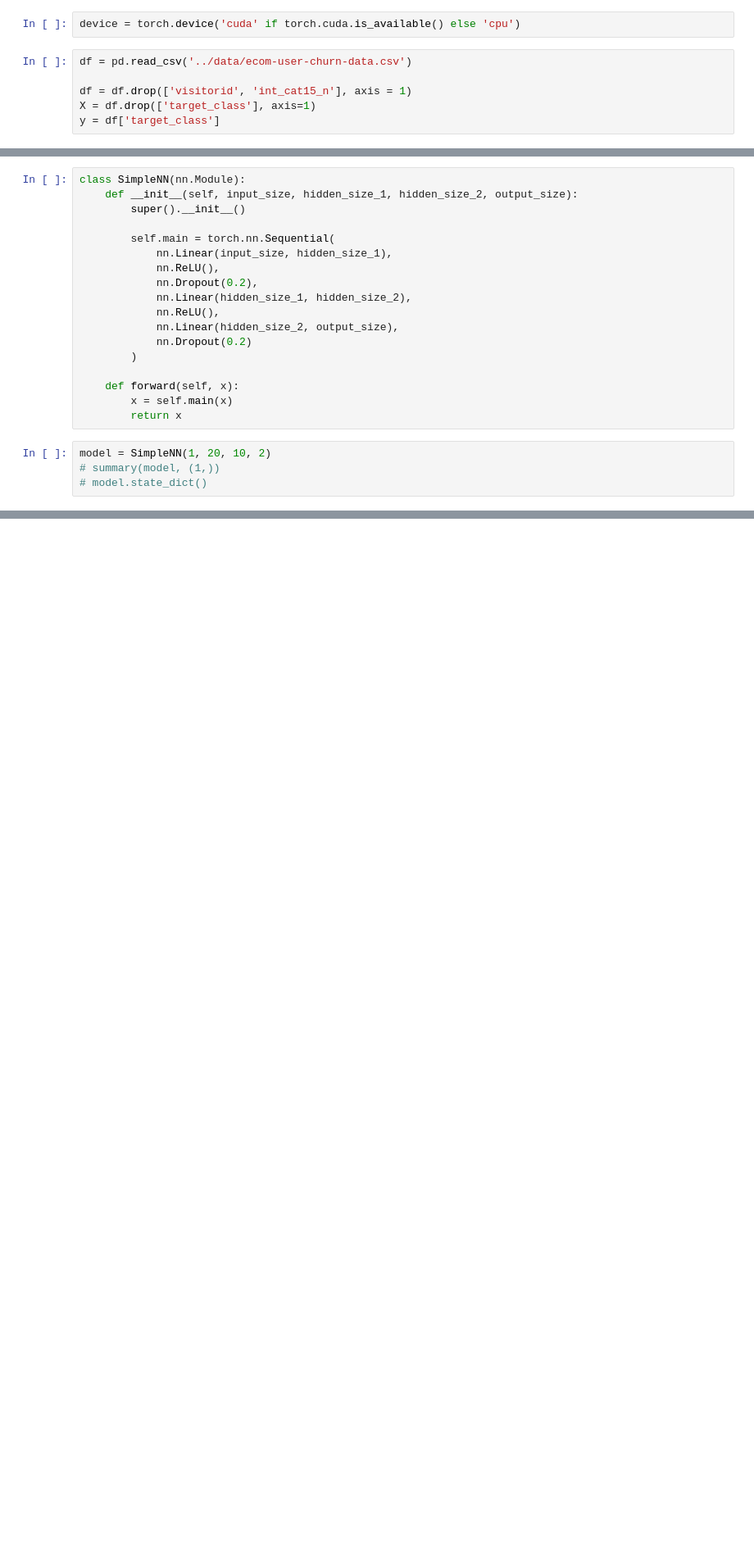
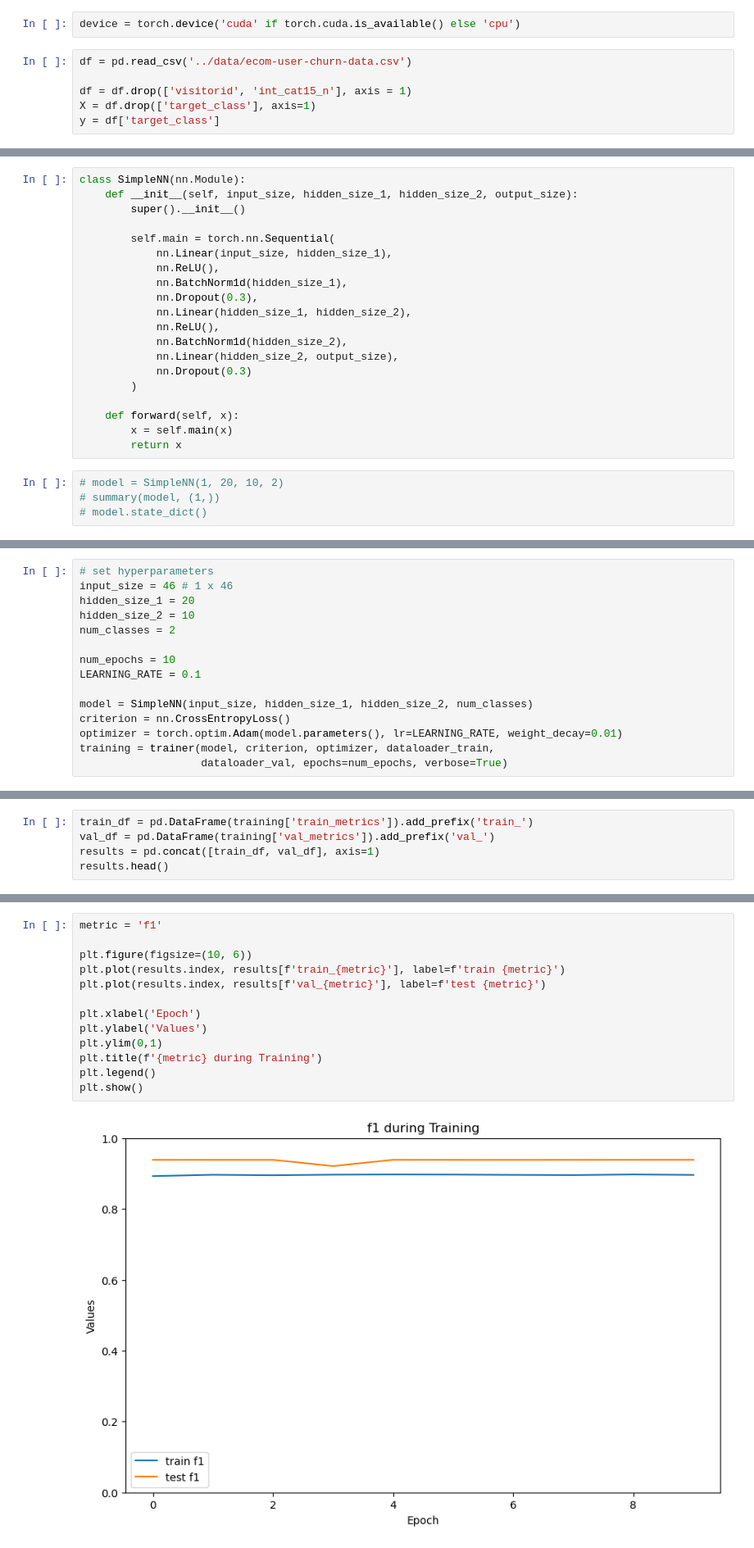
Before and after one commit to mishelly-h/user-churn, a Jupyter notebook: analysis/analysis_network.ipynb, the cells around one changed output, grey strips where cells are left out. Shown at 82% size. Saved outputs shown, nothing was run; the diff lists cells and outputs as text; blank space fills up the shorter version.

```diff
--- a/analysis/analysis_network.ipynb
+++ b/analysis/analysis_network.ipynb
@@ -52,17 +57,19 @@ class SimpleNN(nn.Module):
         self.main = torch.nn.Sequential(
             nn.Linear(input_size, hidden_size_1),
             nn.ReLU(),
-            nn.Dropout(0.2),
+            nn.BatchNorm1d(hidden_size_1),
+            nn.Dropout(0.3),
             nn.Linear(hidden_size_1, hidden_size_2),
             nn.ReLU(),
+            nn.BatchNorm1d(hidden_size_2),
             nn.Linear(hidden_size_2, output_size),
-            nn.Dropout(0.2)
+            nn.Dropout(0.3)
         )
 
     def forward(self, x):
         x = self.main(x)
         return x
 # %%
-model = SimpleNN(1, 20, 10, 2)
+# model = SimpleNN(1, 20, 10, 2)
 # summary(model, (1,))
 # model.state_dict()
@@ -192,0 +216,15 @@ epoch: 10, train loss: 0.364, val loss: 0.328, train acc: 0.853, val acc: 3.413
+# %%
+# set hyperparameters
+input_size = 46 # 1 x 46
+hidden_size_1 = 20
+hidden_size_2 = 10
+num_classes = 2
+
+num_epochs = 10
+LEARNING_RATE = 0.1
+
+model = SimpleNN(input_size, hidden_size_1, hidden_size_2, num_classes)
+criterion = nn.CrossEntropyLoss()
+optimizer = torch.optim.Adam(model.parameters(), lr=LEARNING_RATE, weight_decay=0.01)
+training = trainer(model, criterion, optimizer, dataloader_train,
+                   dataloader_val, epochs=num_epochs, verbose=True)
@@ -192,0 +242,5 @@ epoch: 10, train loss: 0.364, val loss: 0.328, train acc: 0.853, val acc: 3.413
+# %%
+train_df = pd.DataFrame(training['train_metrics']).add_prefix('train_')
+val_df = pd.DataFrame(training['val_metrics']).add_prefix('val_')
+results = pd.concat([train_df, val_df], axis=1)
+results.head()
@@ -192,0 +254,15 @@ epoch: 10, train loss: 0.364, val loss: 0.328, train acc: 0.853, val acc: 3.413
+# %%
+metric = 'f1'
+
+plt.figure(figsize=(10, 6))
+plt.plot(results.index, results[f'train_{metric}'], label=f'train {metric}')
+plt.plot(results.index, results[f'val_{metric}'], label=f'test {metric}')
+
+plt.xlabel('Epoch')
+plt.ylabel('Values')
+plt.ylim(0,1)
+plt.title(f'{metric} during Training')
+plt.legend()
+plt.show()
+# %% [output]
+[figure, added]
```
Also changed, not shown: parts of 5 cells of this notebook.
